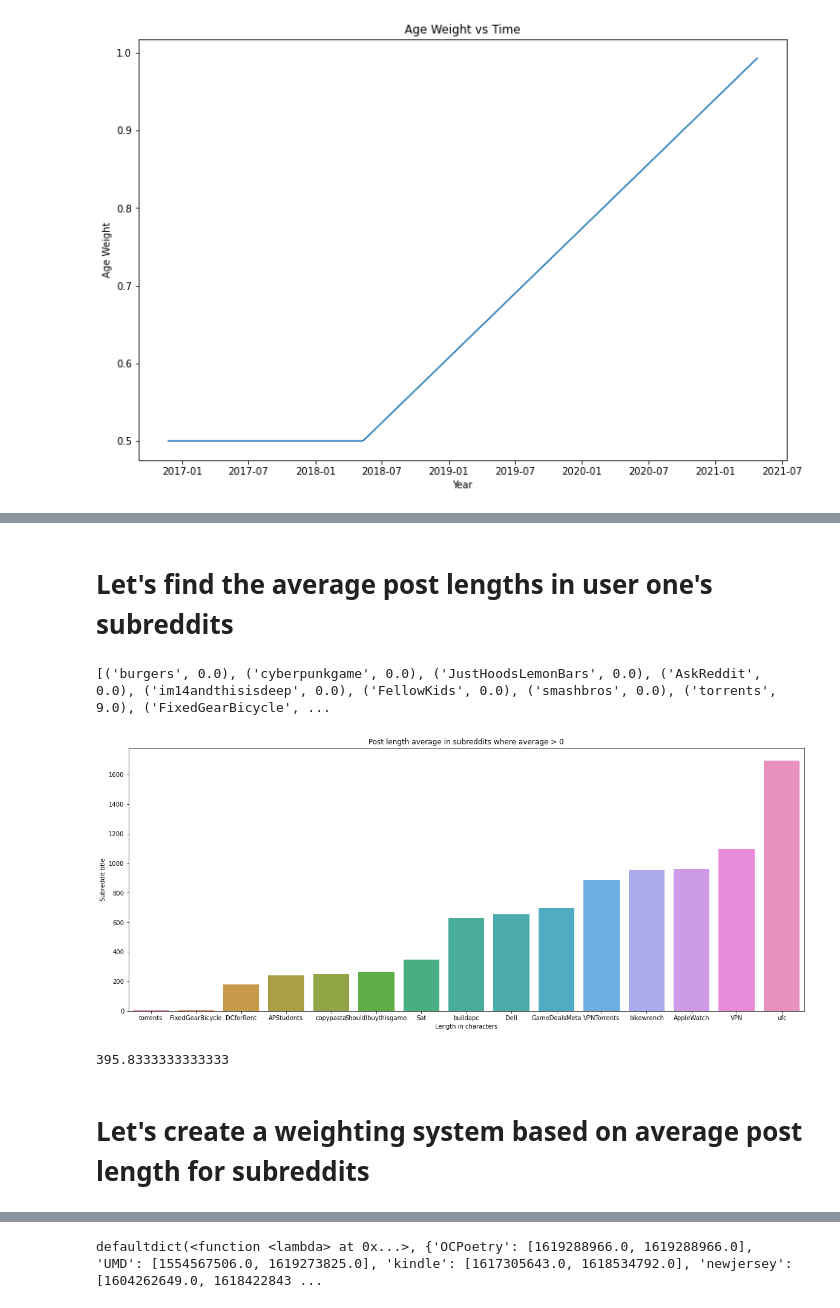
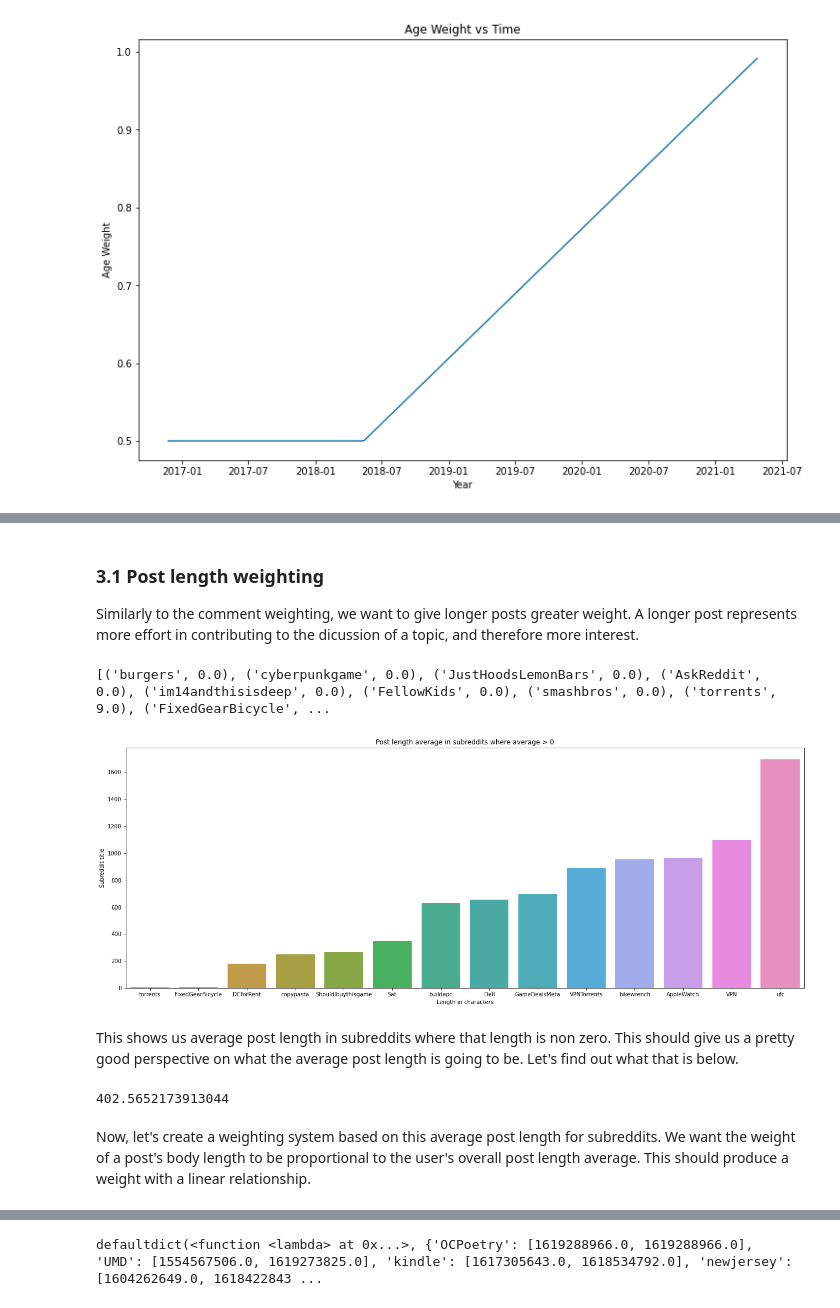
Before and after one commit to ariqbailey/ariqbailey.github.io, a Jupyter notebook: reddit-common-interests/Final_Project.ipynb, the cells around one changed output, grey strips where cells are left out. Saved outputs shown, nothing was run; the diff lists cells and outputs as text; code cells hidden in the pictures.

```diff
--- a/reddit-common-interests/Final_Project.ipynb
+++ b/reddit-common-interests/Final_Project.ipynb
@@ -18,7 +42,7 @@ SECRET_KEY = auth[1]
 reddit = praw.Reddit (
     client_id=CLIENT_ID,
     client_secret=SECRET_KEY,
-    user_agent="uhhh idk",
+    user_agent="CMSC320",
 )
 
 # USER_ONE = 'jmct' #professor
@@ -235,8 +280,9 @@ one_post_df.head()
 | 2 | First time making smash onion bur... |  | 0 | burgers | 1.61299e+09 |
 | 3 | Got this knife killing a thug in ... |  | 0 | cyberpunkgame | 1.61e+09 |
 | 4 | Got this knife killing a thug in ... |  | 0 | cyberpunkgame | 1.61e+09 |
-# %% [markdown]
-# Let's find the average post lengths in user one's subreddits
+# %% [markdown]
+### 3.1 Post length weighting
+Similarly to the comment weighting, we want to give longer posts greater weight. A longer post represents more effort in contributing to the dicussion of a topic, and therefore more interest.
 # %%
 subreddits = {}
 subreddits = defaultdict(lambda: [0, 0], subreddits)
@@ -256,27 +302,29 @@ print(subreddits_sorted_one)
 # %%
 sub_keys = []
 sub_vals = []
 for k, v in subreddits_sorted_one:
     if v != 0:
         sub_keys.append(k)
         sub_vals.append(v)
 
-plt.figure(figsize=(20,8))
+plt.figure(figsize=(22,8))
 sns.barplot(x=sub_keys, y=sub_vals)
 plt.title("Post length average in subreddits where average > 0")
 plt.xlabel("Length in characters")
 plt.ylabel("Subreddit title")
 plt.show()
 # %% [output]
-[figure, old version]
+[figure, new version]
+# %% [markdown]
+This shows us average post length in subreddits where that length is non zero. This should give us a pretty good perspective on what the average post length is going to be. Let's find out what that is below.
 # %%
 # find overall post length average for user one
 one_post_average = one_post_df['body_length'].mean()
 print(one_post_average)
 # %% [output]
-395.8333333333333
+402.5652173913044
-# %% [markdown]
-# Let's create a weighting system based on average post length for subreddits
+# %% [markdown]
+Now, let's create a weighting system based on this average post length for subreddits. We want the weight of a post's body length to be proportional to the user's overall post length average. This should produce a weight with a linear relationship.
 # %%
 # create weights for post length compared to average for user one
 one_post_df['length_weight'] = [None] * len(one_post_df)
```
Also changed, not shown: parts of 56 cells of this notebook, 1 other file.
